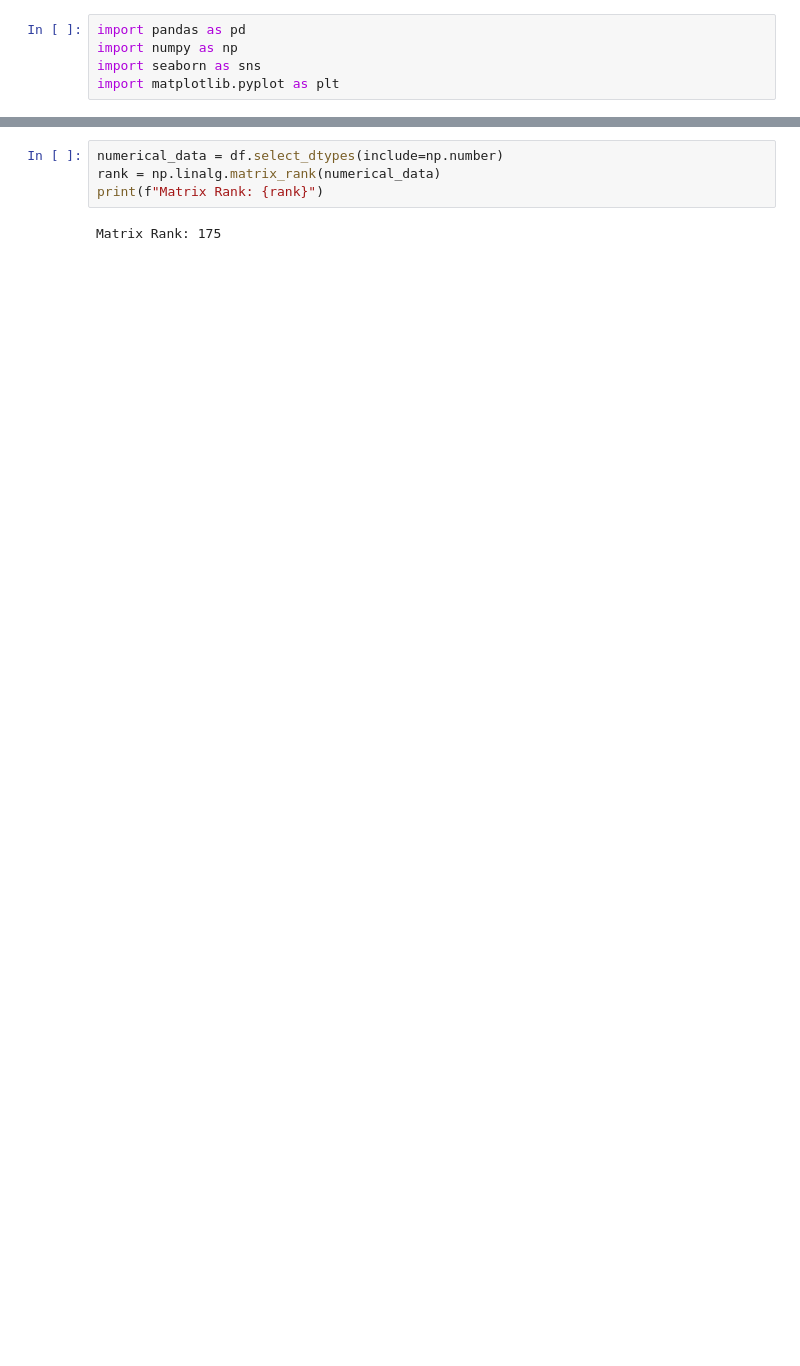
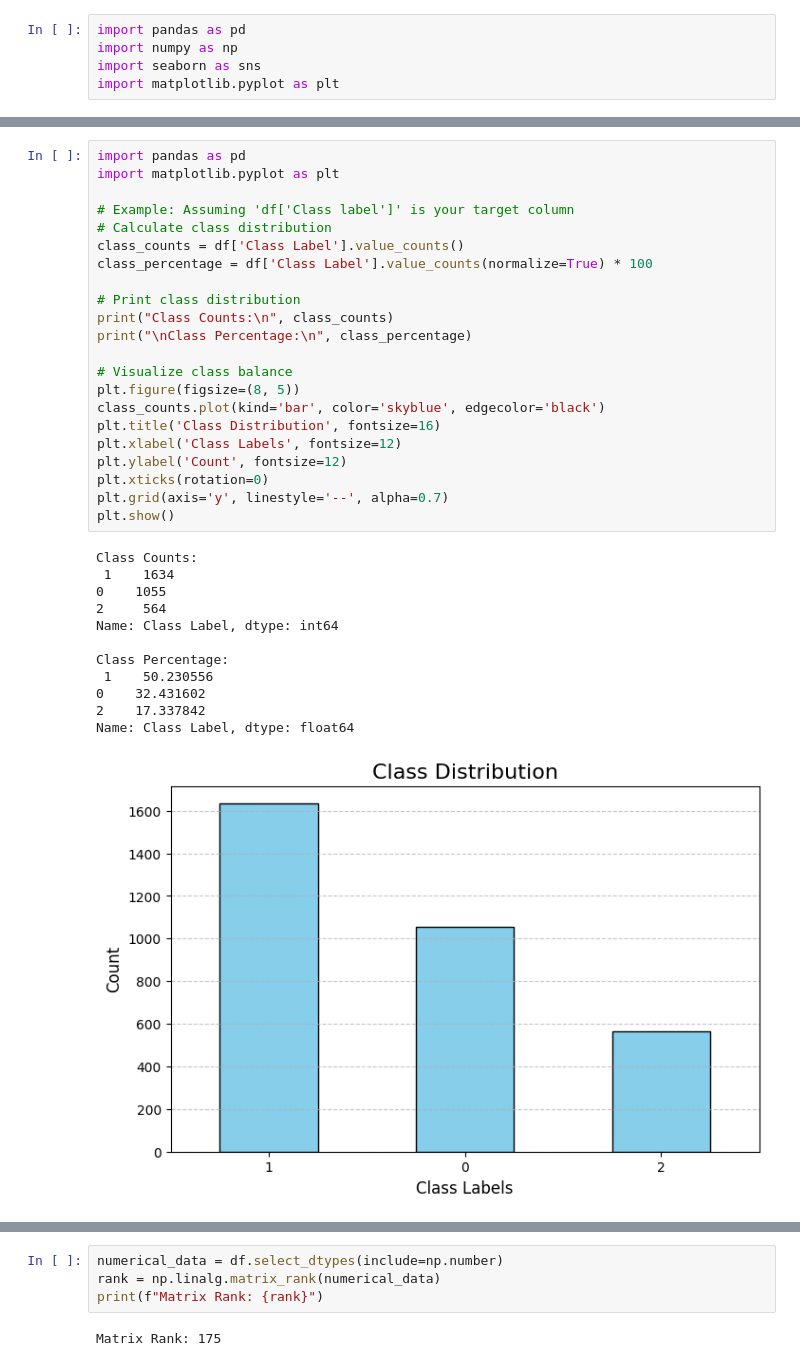
Before and after one commit to Hitesh2810/Neural-Networks-And-Deep-Learning, a Jupyter notebook: Lab_1_BL.EN.U4CSE20058.ipynb, the cells around one changed output, grey strips where cells are left out. Drawn from its saved outputs; the diff is of its cells as text; blank space fills up the shorter version.

```diff
--- a/Lab_1_BL.EN.U4CSE20058.ipynb
+++ b/Lab_1_BL.EN.U4CSE20058.ipynb
@@ -35,2 +73,37 @@ Length: 1824, dtype: int64
+# %%
+import pandas as pd
+import matplotlib.pyplot as plt
+
+# Example: Assuming 'df['Class label']' is your target column
+# Calculate class distribution
+class_counts = df['Class Label'].value_counts()
+class_percentage = df['Class Label'].value_counts(normalize=True) * 100
+
+# Print class distribution
+print("Class Counts:\n", class_counts)
+print("\nClass Percentage:\n", class_percentage)
+
+# Visualize class balance
+plt.figure(figsize=(8, 5))
+class_counts.plot(kind='bar', color='skyblue', edgecolor='black')
+plt.title('Class Distribution', fontsize=16)
+plt.xlabel('Class Labels', fontsize=12)
+plt.ylabel('Count', fontsize=12)
+plt.xticks(rotation=0)
+plt.grid(axis='y', linestyle='--', alpha=0.7)
+plt.show()
+# %% [output]
+Class Counts:
+ 1    1634
+0    1055
+2     564
+Name: Class Label, dtype: int64
+
+Class Percentage:
+ 1    50.230556
+0    32.431602
+2    17.337842
+Name: Class Label, dtype: float64
+[figure, added]
 # %%
 cm = df.corr()
```
Also changed, not shown: parts of 15 cells of this notebook.
